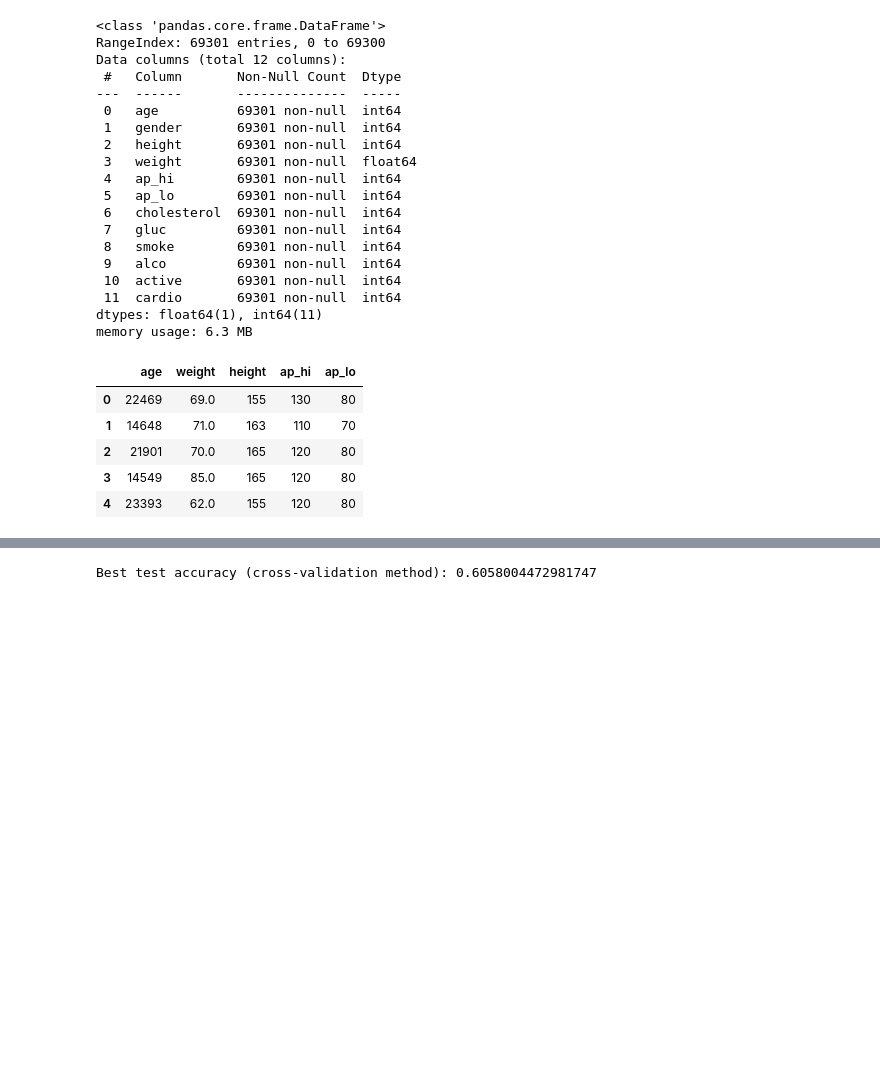
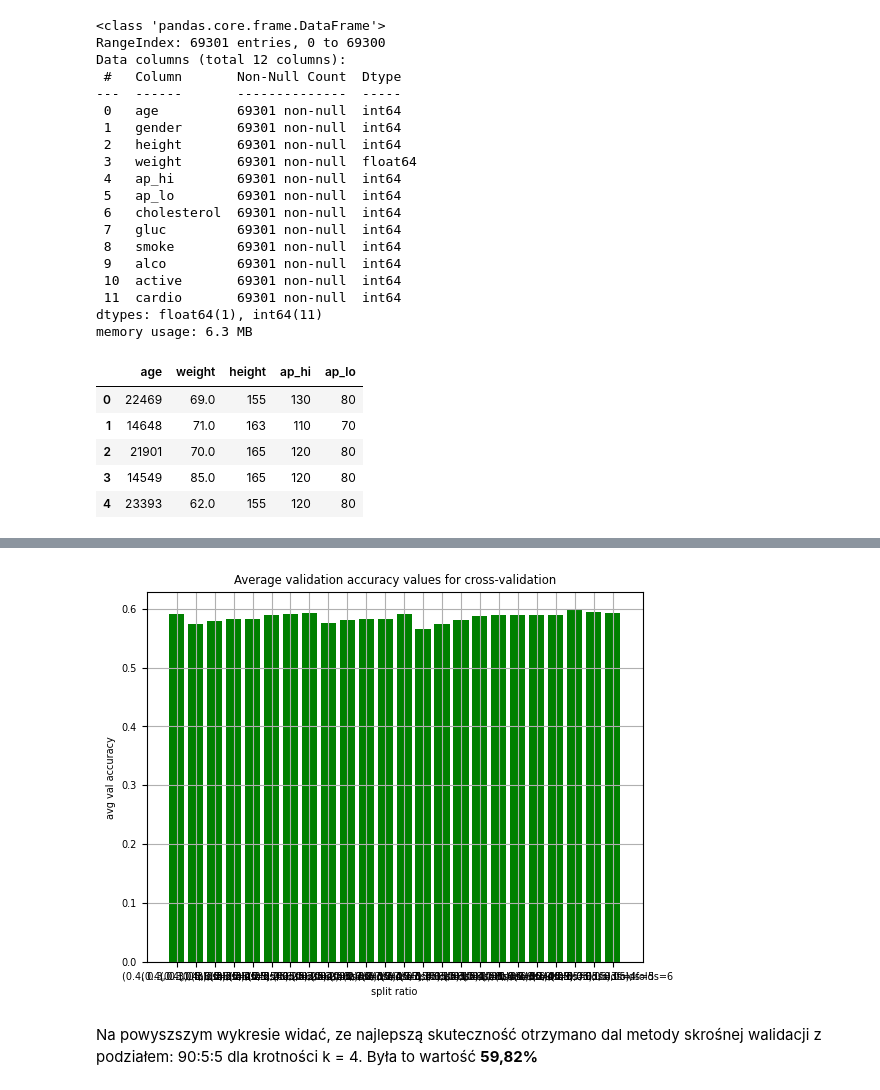
Before and after one commit to kucjan/wsi22Z-kuc, a Jupyter notebook: lab7/report/report_notebook.ipynb, the cells around one changed output, grey strips where cells are left out. Saved outputs shown, nothing was run; the diff lists cells and outputs as text; code cells hidden in the pictures; blank space fills up the shorter version.

```diff
--- a/lab7/report/report_notebook.ipynb
+++ b/lab7/report/report_notebook.ipynb
@@ -113,13 +160,20 @@ Best split for train-validation-test method: 0.6301587301587301
 # %%
 cross_val_accs = {}
-for n_fold in FOLDS:
-    X_split, y_split, test_X, test_y = cross_validation_split(dataset, CLASS_LABEL, n_fold)
-    eval_dict = solver.evaluate_cross_validation(X_split, y_split, non_discrete_attrs, CLASS_LABEL)
-    print(f"Folds count: {n_fold}:")
-    i = 1
-    for val_accuracy in eval_dict.keys():
-        print(f"    Split #{i} val_accuracy: {val_accuracy}")
-        train_data_X, train_data_y, valid_data_X, valid_data_y = eval_dict[val_accuracy]
-        cross_val_accs[val_accuracy] = (train_data_X, train_data_y, valid_data_X, valid_data_y, test_X, test_y)
-        i += 1
+for i in range(len(TRAIN_SETS_SIZES)):
+    split_accs = []
+    split_ratio = (TRAIN_SETS_SIZES[i], round((1-TRAIN_SETS_SIZES[i])/2, 2), round((1-TRAIN_SETS_SIZES[i])/2, 2))
+    print(f"For split ratios: {split_ratio}:")
+    for n_fold in FOLDS:
+        for j in range(NUM_OF_RUNS):
+            X_split, y_split, test_X, test_y = cross_validation_split(dataset, CLASS_LABEL, n_fold, TRAIN_SETS_SIZES[i])
+            solver = NaiveBayesSolver()
+            eval_dict = solver.evaluate_cross_validation(X_split, y_split, non_discrete_attrs, CLASS_LABEL)
+            print(f"  Folds count: {n_fold}:")
+            k = 1
+            for val_accuracy in eval_dict.keys():
+                print(f"    Split #{j+1}, fold #{k}: val_accuracy = {val_accuracy}")
+                split_accs.append(val_accuracy)
+                k += 1
+        print("_"*40)
+        cross_val_accs[mean(split_accs)] = f"{split_ratio}, folds={n_fold}"
 # %% [output]
@@ -171,22 +203,13 @@ Best test accuracy (train-val-test method): 0.6452636894884929
-# %%
-(
-    best_train_X,
-    best_train_y,
-    best_valid_X,
-    best_valid_y,
-    best_test_X,
-    best_test_y,
-) = best_cross_split
-
-best_cross_test_accuracy = solver.evaluate(
-    best_train_X,
-    best_train_y,
-    best_test_X,
-    best_test_y,
-    non_discrete_attrs,
-    CLASS_LABEL,
-)
-
-print(f"Best test accuracy (cross-validation method): {best_cross_test_accuracy}")
-# %% [output]
-Best test accuracy (cross-validation method): 0.6058004472981747
+# %%
+plt.rcParams.update({'font.size': 7})
+plt.figure()
+plt.grid()
+plt.bar(cross_val_accs.values(), cross_val_accs.keys(), color ='g')
+plt.title("Average validation accuracy values for cross-validation")
+plt.xlabel('split ratio')
+plt.ylabel('avg val accuracy')
+plt.show()
+# %% [output]
+[figure, added]
+# %% [markdown]
+Na powyszszym wykresie widać, ze najlepszą skuteczność otrzymano dal metody skrośnej walidacji z podziałem: 90:5:5 dla krotności k = 4. Była to wartość **59,82%**
```
Also changed, not shown: parts of 19 cells of this notebook, 2 other files.
